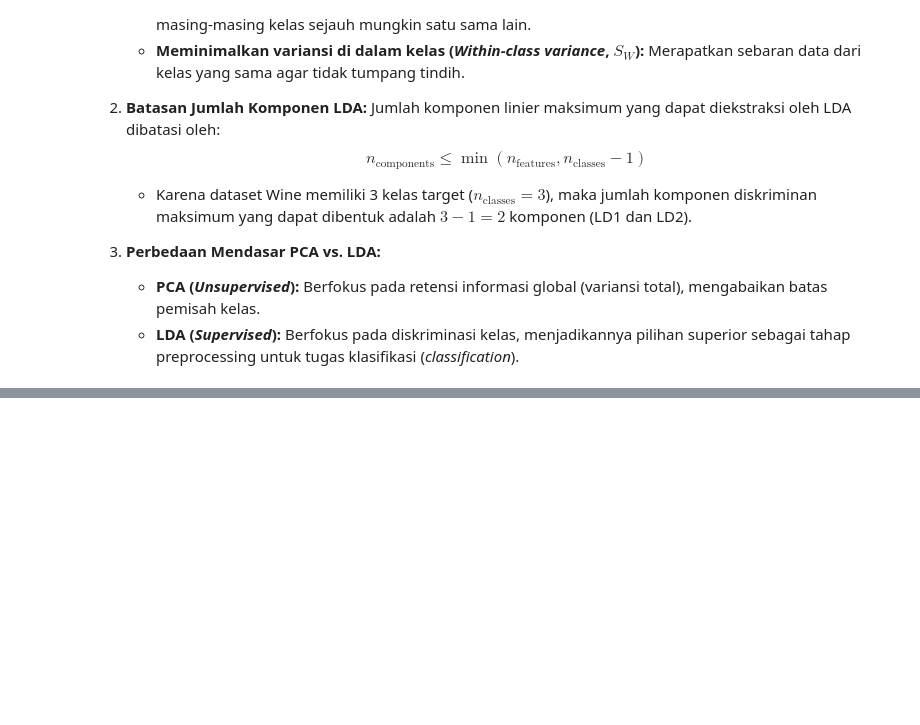
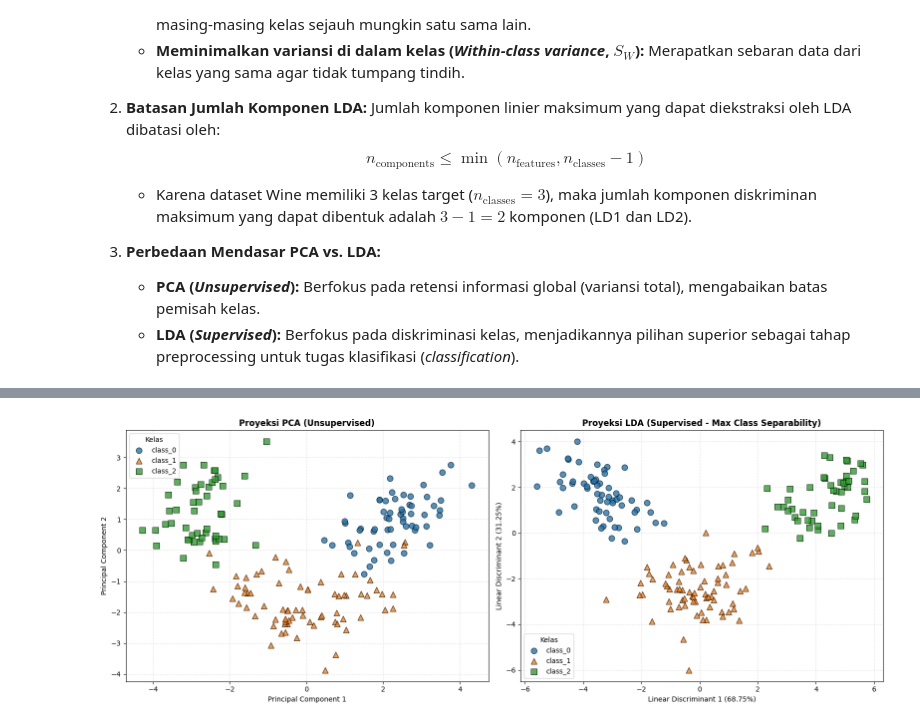
Before and after one commit to dwikidias/scikit-learn-Cookbook, a Jupyter notebook: Bab_3_Dimensionality_Reduction_Techniques.ipynb, the cells around one changed output, grey strips where cells are left out. Cells and saved outputs as stored; diff of their text form; code cells hidden in the pictures; blank space fills up the shorter version.

```diff
--- a/Bab_3_Dimensionality_Reduction_Techniques.ipynb
+++ b/Bab_3_Dimensionality_Reduction_Techniques.ipynb
@@ -292,0 +166,41 @@ Reduksi dimensi sering kali melibatkan pertukaran (*trade-off*) antara **penyede
+# %%
+# 1. Pipeline: StandardScaler -> LDA (Mereduksi menjadi 2 Komponen Diskriminan)
+lda_pipeline = Pipeline([
+    ('scaler', StandardScaler()),
+    ('lda', LinearDiscriminantAnalysis(n_components=2))
+])
+
+# LDA fit_transform membutuhkan matriks fitur X dan target y
+X_lda = lda_pipeline.fit_transform(X_wine, y_wine)
+lda_step = lda_pipeline.named_steps['lda']
+lda_var = lda_step.explained_variance_ratio_
+
+# 2. Visualisasi Perbandingan Berdampingan: PCA (Unsupervised) vs LDA (Supervised)
+fig, axes = plt.subplots(1, 2, figsize=(16, 6))
+
+# Panel Kiri: Proyeksi PCA
+for i, (col, mark) in enumerate(zip(colors, markers)):
+    axes[0].scatter(X_pca[y_wine == i, 0], X_pca[y_wine == i, 1],
+                    color=col, marker=mark, s=70, alpha=0.8,
+                    edgecolors='black', linewidth=0.8, label=target_names[i])
+axes[0].set_title('Proyeksi PCA (Unsupervised)', fontsize=12, fontweight='bold')
+axes[0].set_xlabel('Principal Component 1', fontsize=10)
+axes[0].set_ylabel('Principal Component 2', fontsize=10)
+axes[0].legend(title='Kelas')
+axes[0].grid(True, linestyle=':', alpha=0.6)
+
+# Panel Kanan: Proyeksi LDA
+for i, (col, mark) in enumerate(zip(colors, markers)):
+    axes[1].scatter(X_lda[y_wine == i, 0], X_lda[y_wine == i, 1],
+                    color=col, marker=mark, s=70, alpha=0.8,
+                    edgecolors='black', linewidth=0.8, label=target_names[i])
+axes[1].set_title('Proyeksi LDA (Supervised - Max Class Separability)', fontsize=12, fontweight='bold')
+axes[1].set_xlabel(f'Linear Discriminant 1 ({lda_var[0]*100:.2f}%)', fontsize=10)
+axes[1].set_ylabel(f'Linear Discriminant 2 ({lda_var[1]*100:.2f}%)', fontsize=10)
+axes[1].legend(title='Kelas')
+axes[1].grid(True, linestyle=':', alpha=0.6)
+
+plt.tight_layout()
+plt.show()
+# %% [output]
+[figure, added]
```
Also changed, not shown: parts of 21 cells of this notebook.
